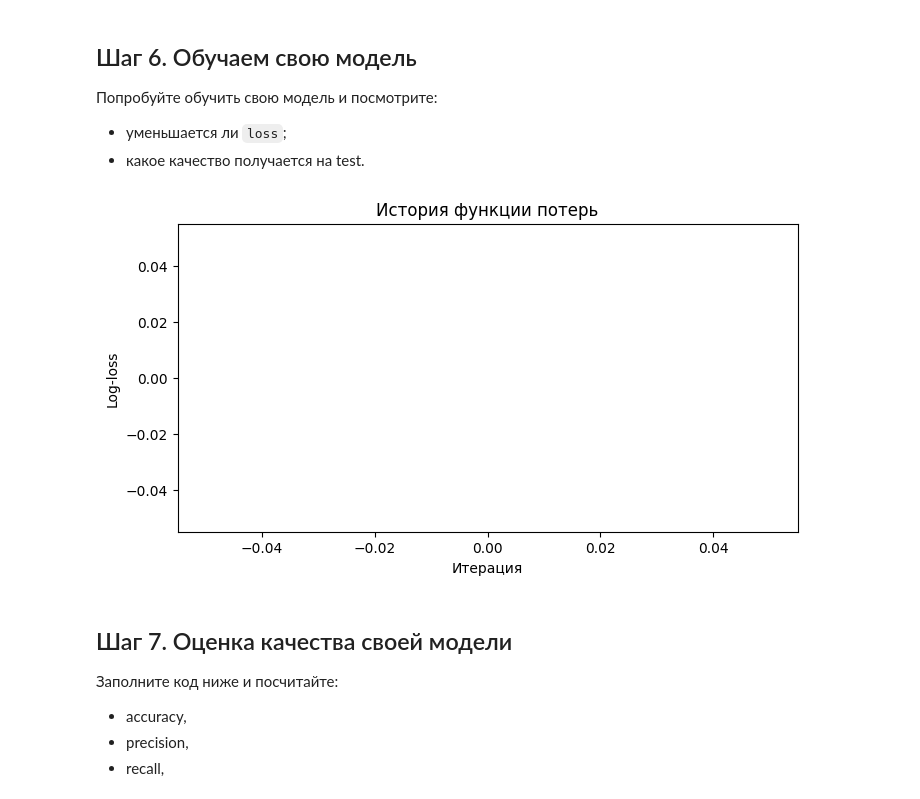
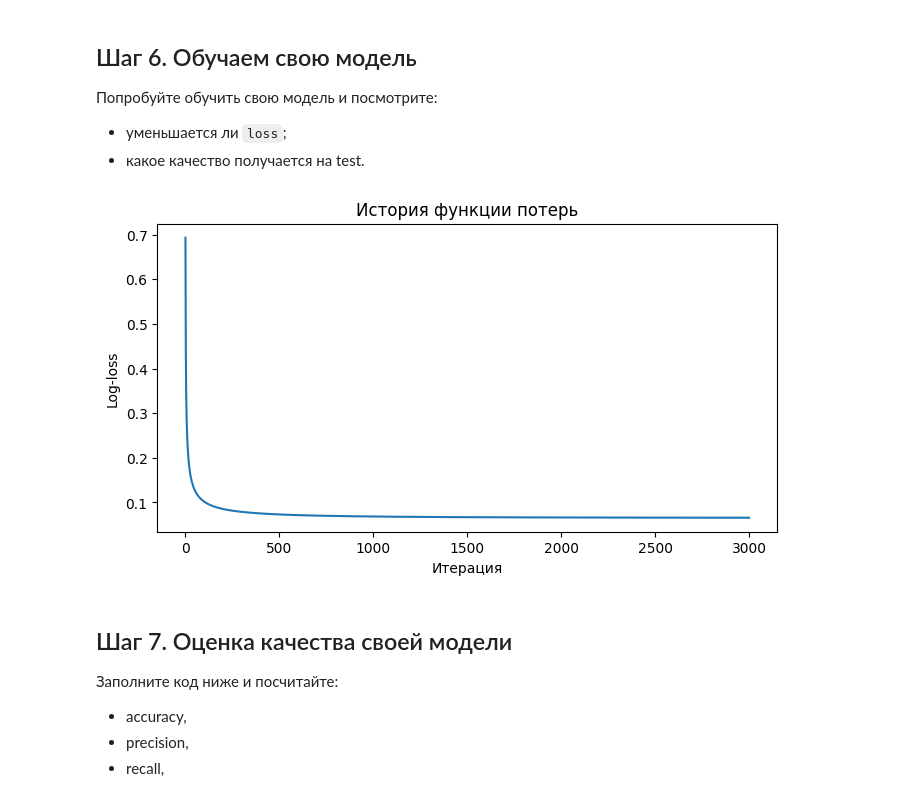
Before and after one commit to h1z3ll/ml-course-homeworks, a Jupyter notebook: ml-course-homeworks/hw05_setup_tools/logreg_practice_student.ipynb, the cells around one changed output. Cells and saved outputs as stored; diff of their text form; code cells hidden in the pictures.

```diff
--- a/ml-course-homeworks/hw05_setup_tools/logreg_practice_student.ipynb
+++ b/ml-course-homeworks/hw05_setup_tools/logreg_practice_student.ipynb
@@ -236,26 +236,28 @@ rac{1}{n}\sum(\hat{p} - y)
 - loss,
 - градиенты `dw`, `db`.
 # %%
-def forward_backward(X, y, w, b):
-    n = X.shape[0]
+def forward_backward(X, y, w, b, alpha):
     # YOUR CODE HERE
     # 1) посчитать z
-    z = np.dot(X, w) + b
-    p = sigmoid(z)
-    loss = compute_log_loss(y, p)
-    dw = 1 / n * np.dot(X.T, (p-y))
-    db = np.mean(p - y)
     # 2) посчитать p = sigmoid(z)
     # 3) посчитать loss
     # 4) посчитать dw и db
-    ...
+    n = X.shape[0]
+    z = np.dot(X, w) + b
+    p = sigmoid(z)
+    dw = (1 / n) * np.dot(X.T, (p - y)) + (alpha / n) * w
+    db = np.mean(p - y)
+
+    l2_penalty = (alpha / (2 *n) * np.sum(w ** 2))
+    loss = compute_log_loss(y, p) + l2_penalty
+
     return p, loss, dw, db
 
 n_features = X_train_scaled.shape[1]
 w0 = np.zeros(n_features)
 b0 = 0.0
 
-p0, loss0, dw0, db0 = forward_backward(X_train_scaled, y_train.values, w0, b0)
+p0, loss0, dw0, db0 = forward_backward(X_train_scaled, y_train.values, w0, b0, alpha=1.0)
 print("Initial loss:", loss0)
 print("dw shape:", dw0.shape)
 print("db:", db0)
@@ -277,13 +279,14 @@ db: -0.12637362637362637
 - в `predict` использовать порог `threshold`.
 # %%
 class MyLogisticRegressionGD:
-    def __init__(self, learning_rate=0.05, n_iters=3000, threshold=0.5):
+    def __init__(self, learning_rate=0.05, n_iters=3000, threshold=0.5, alpha=1.0):
         self.learning_rate = learning_rate
         self.n_iters = n_iters
         self.threshold = threshold
         self.w = None
         self.b = None
         self.loss_history = []
+        self.alpha = alpha
 
     def fit(self, X, y):
         # YOUR CODE HERE
@@ -297,7 +300,7 @@ class MyLogisticRegressionGD:
         self.loss_history = []
 
         for i in range (self.n_iters):
-            p, loss, dw, db = forward_backward(X, y, self.w, self.b)
+            p, loss, dw, db = forward_backward(X, y, self.w, self.b, self.alpha)
 
             self.w -= self.learning_rate * dw
             self.b -= self.learning_rate * db
@@ -315,7 +318,7 @@ class MyLogisticRegressionGD:
     def predict(self, X):
         # YOUR CODE HERE
         proba = self.predict_proba(X)
-        preds = (proba > self.threshold).astype(int)
+        preds = (proba >= self.threshold).astype(int)
         return preds
 # %% [markdown]
 ## Шаг 6. Обучаем свою модель
@@ -325,23 +328,23 @@ class MyLogisticRegressionGD:
 - какое качество получается на test.
 # %%
 my_model = MyLogisticRegressionGD(
-    learning_rate=...,   # подберите разумное значение
-    n_iters=...,         # задайте число итераций
-    threshold=0.5
+    learning_rate=0.1,   # подберите разумное значение
+    n_iters=3000,         # задайте число итераций
+    threshold=0.5,
+    alpha = 1.0
 )
 
-# YOUR CODE HERE
-# обучите модель
-...
+my_model.fit(X_train_scaled, y_train.values)
+my_model.predict(X_train_scaled)
 
 plt.figure(figsize=(8, 4))
 plt.plot(my_model.loss_history)
 plt.title("История функции потерь")
 plt.xlabel("Итерация")
 plt.ylabel("Log-loss")
 plt.show()
 # %% [output]
-[figure, old version]
+[figure, new version]
 # %% [markdown]
 ## Шаг 7. Оценка качества своей модели
 
```
Also changed, not shown: parts of 9 cells of this notebook.
